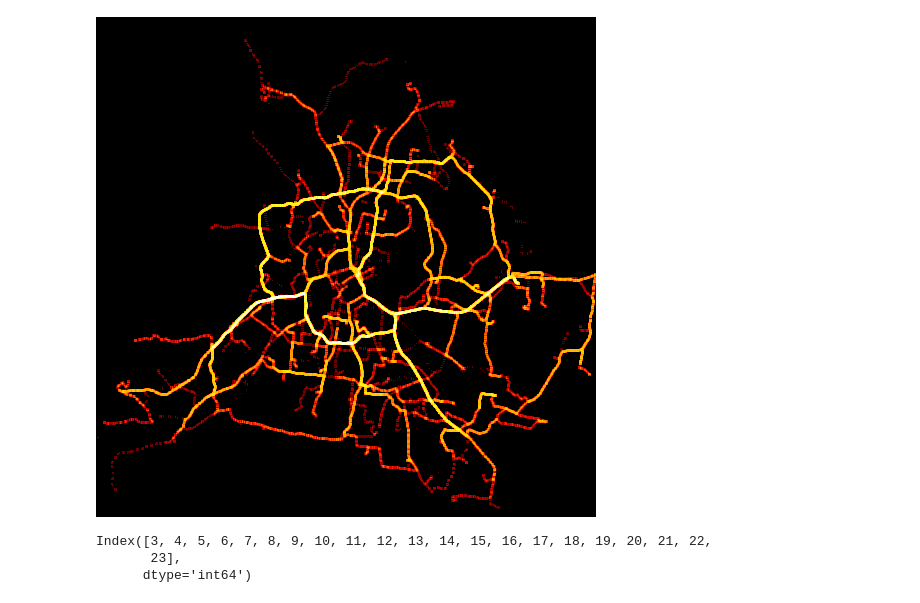
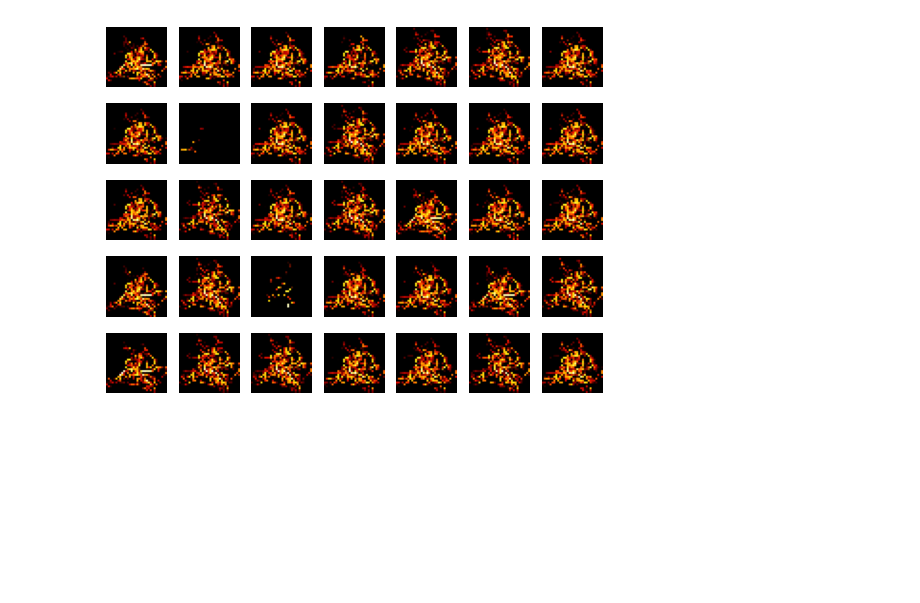
Before and after one commit to ultra-passion-fruit/GAN-EV-Map-Generation, a Jupyter notebook: gan-model.ipynb, the cells around one changed output. Cells and saved outputs as stored; diff of their text form; code cells hidden in the pictures; blank space fills up the shorter version.

```diff
--- a/gan-model.ipynb
+++ b/gan-model.ipynb
@@ -522,10 +0,0 @@ generate_maps(1,31, read_path="./final_step_data_collection", save_path="./route
-# %%
-ds.tf.set_background(ds.tf.shade(ds.tf.spread(agg_6.sel(time_int=5), px=1), cmap=cc.fire), "black")
-# %% [output]
-[figure, removed]
-# %%
-augmented_points_df_6["time_int"].cat.categories
-# %% [output]
-Index([3, 4, 5, 6, 7, 8, 9, 10, 11, 12, 13, 14, 15, 16, 17, 18, 19, 20, 21, 22,
-       23],
-      dtype='int64')
@@ -531,0 +38,18 @@ Index([3, 4, 5, 6, 7, 8, 9, 10, 11, 12, 13, 14, 15, 16, 17, 18, 19, 20, 21, 22,
+# %%
+
+
+########################################################################
+
+#Load data and plot to get a quick understanding
+# Classes range from 4-22 for 4am to 22pm
+
+(trainX, trainy), (testX, testy) = load_data(img_size=32)
+# %%
+# plot 25 images
+for i in range(35):
+	plt.subplot(5, 7, 1 + i)
+	plt.axis('off')
+	plt.imshow(trainX[i])
+plt.show()
+# %% [output]
+[figure, added]
```
Also changed, not shown: parts of 34 cells of this notebook, 4 other files.
